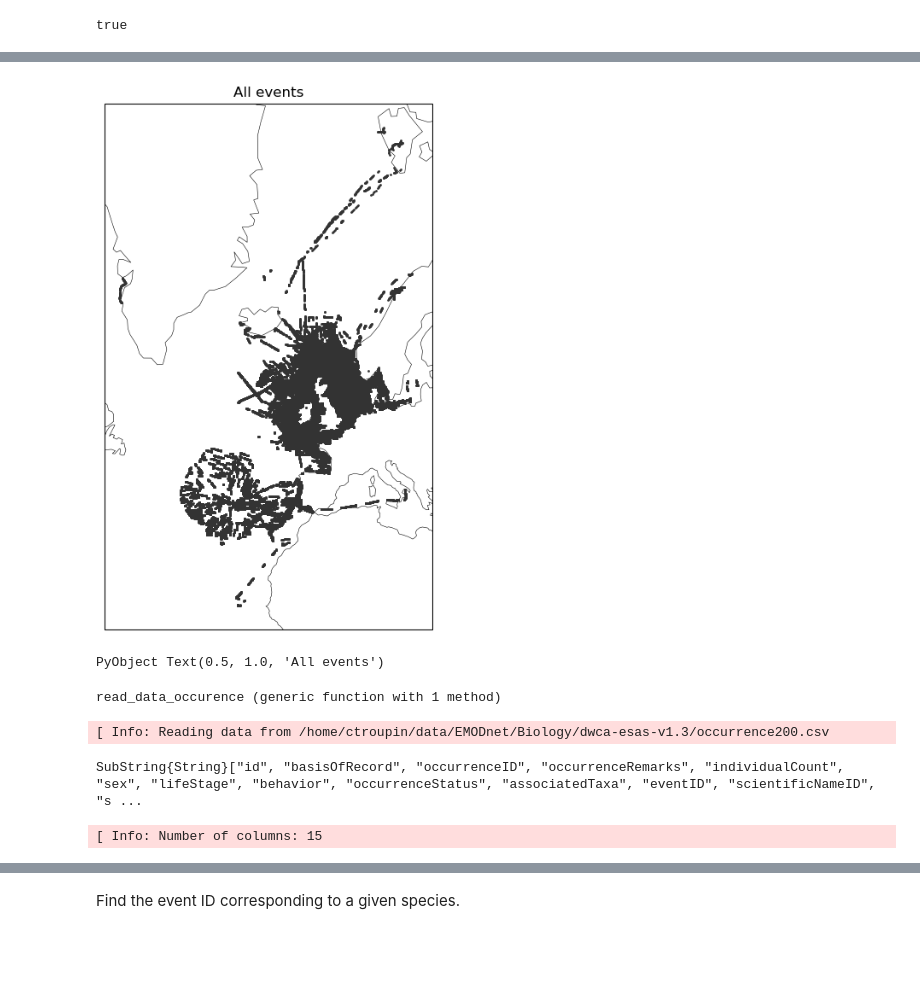
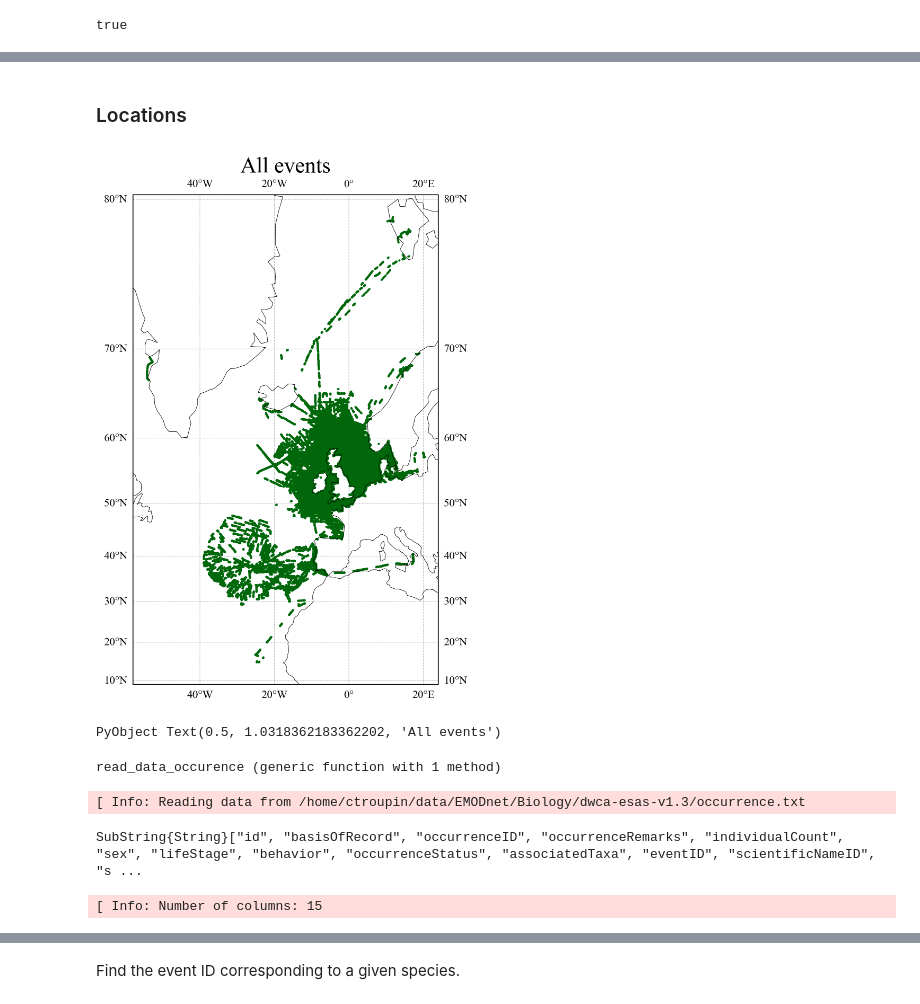
Before and after one commit to EMODnet/EMODnet-Biology-Interpolation-SeaBirds, a Jupyter notebook: src/julia/read_data.ipynb, the cells around one changed output, grey strips where cells are left out. Drawn from its saved outputs; the diff is of its cells as text; code cells hidden in the pictures; blank space fills up the shorter version.

```diff
--- a/src/julia/read_data.ipynb
+++ b/src/julia/read_data.ipynb
@@ -1,9 +1,13 @@
 # %%
 using CSV
 using PyPlot
+using Dates
+using DelimitedFiles, DataFrames
 const plt = PyPlot
 using Conda
 using PyCall
+mpl = pyimport("matplotlib")
+mpl.style.use("./emodnet.mplstyle")
 ccrs = pyimport("cartopy.crs")
 datacrs = ccrs.PlateCarree();
 # %% [markdown]
@@ -16,9 +20,13 @@ Two files are processed:
 - `event.txt`: it gives the data set ID, the position and the date
 - `occurrence.txt`: it gives the count for different taxa, and relate them to the eventID read from the previous fole.
 # %%
+domain = (-55, 21, 14., 80.)
+doplot = false
+
 datadir = "/home/ctroupin/data/EMODnet/Biology/dwca-esas-v1.3"
 datafileevent = joinpath(datadir, "event.txt")
-datafileoccur = joinpath(datadir, "occurrence200.csv")
+datafileevent2 = joinpath(datadir, "event_small.txt")
+datafileoccur = joinpath(datadir, "occurrence.txt")
 isfile(datafileevent) & isfile(datafileoccur)
 # %% [output]
 true
@@ -62,0 +80,4 @@ read_data_event (generic function with 1 method)
+# %%
+fig = plt.figure()
+ax = plt.subplot(111)
+ax.hist(dates)
@@ -63,12 +87,20 @@ read_data_event (generic function with 1 method)
+# %% [markdown]
+### Locations
 # %%
-fig = plt.figure(figsize=(12, 8))
-ax = plt.subplot(111, projection=ccrs.Mercator())
-ax.plot(lon, lat, "o", color=".2", ms=1, transform=datacrs)
-ax.coastlines(lw=.4)
-ax.set_title("All events")
+if doplot
+    fig = plt.figure(figsize=(12, 8))
+    ax = plt.subplot(111, projection=ccrs.Mercator())
+    ax.plot(lon, lat, "o", color="#00670A", ms=1, transform=datacrs, zorder=3)
+    ax.coastlines(lw=.4, zorder=4)
+    gl = ax.gridlines(crs=ccrs.PlateCarree(), draw_labels=true,
+                      linewidth=.5, color="gray", alpha=0.5, linestyle="--")
+    gl.xlabels_top = false
+    gl.ylabels_right = false
+    ax.set_title("All events")
+end
 # %% [output]
-[figure, old version]
+[figure, new version]
-PyObject Text(0.5, 1.0, 'All events')
+PyObject Text(0.5, 1.0318362183362202, 'All events')
 # %%
 function read_data_occurence(datafile::AbstractString)
     open(datafile, "r") do df
@@ -103,9 +135,9 @@ end
 read_data_occurence (generic function with 1 method)
 # %%
 @info("Reading data from $(datafileoccur)")
-scientificName, eventID, count = read_data_occurence(datafileoccur);
+scientificName, eventID_occurence, count = read_data_occurence(datafileoccur);
 # %% [output]
-[ Info: Reading data from /home/ctroupin/data/EMODnet/Biology/dwca-esas-v1.3/occurrence200.csv
+[ Info: Reading data from /home/ctroupin/data/EMODnet/Biology/dwca-esas-v1.3/occurrence.txt
 SubString{String}["id", "basisOfRecord", "occurrenceID", "occurrenceRemarks", "individualCount", "sex", "lifeStage", "behavior", "occurrenceStatus", "associatedTaxa", "eventID", "scientificNameID", "s ...
 [ Info: Number of columns: 15
 # %%
```
Also changed, not shown: parts of 16 cells of this notebook.
